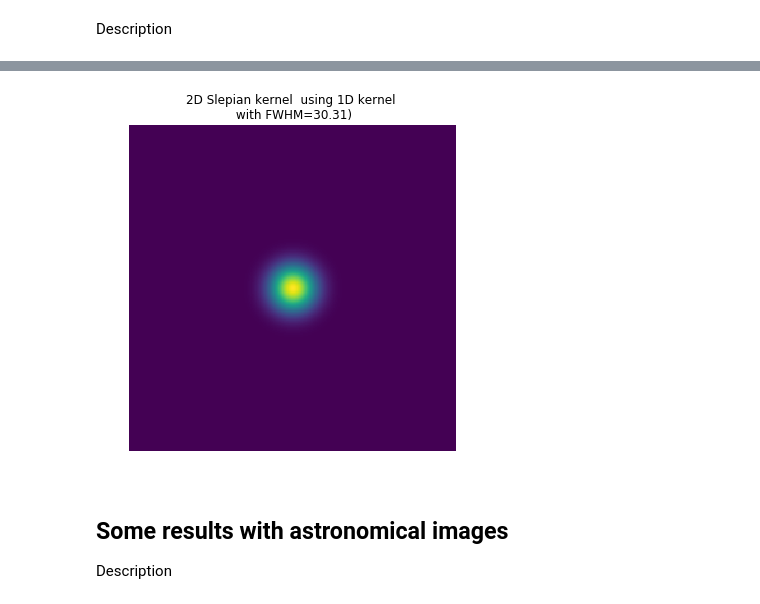
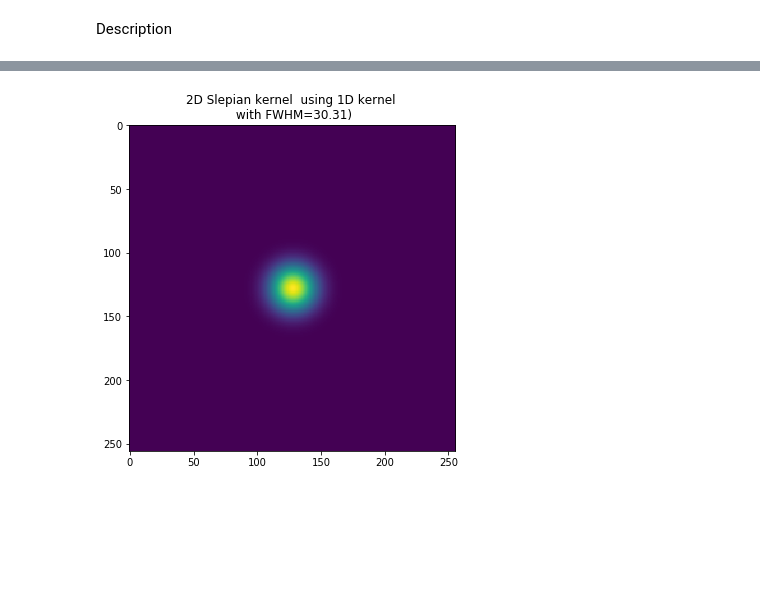
Before and after one commit to rgiostri/X.ECFA.UFES.Blur.function, a Jupyter notebook: Kernel_Review.ipynb, the cells around one changed output, grey strips where cells are left out. Saved outputs shown, nothing was run; the diff lists cells and outputs as text; code cells hidden in the pictures; blank space fills up the shorter version.

```diff
--- a/Kernel_Review.ipynb
+++ b/Kernel_Review.ipynb
@@ -433,18 +444,13 @@ for i in xy_grid:
   r.append((i[0]**2+i[1]**2)**(0.5))
 r=np.array(r)
 # %%
-psf_slep=piecew(r,x_sl-x_sl.mean()+x.mean()-0.5,kernel_slepian).reshape(l,l)
+psf_slep=piecew(r,x_sl-x_sl.mean()-0.5,kernel_slepian).reshape(l,l)
 psf_slep=psf_slep/psf_slep.max()
 
 fig = plt.subplots(figsize=(6, 6))
 plt.imshow(psf_slep)
-plt.axis('off')
+#plt.axis('off')
 plt.title('2D Slepian kernel  using 1D kernel \n with FWHM='+str(np.round(np.abs(r1_sl-r2_sl),2))+")")
 plt.show()
 # %% [output]
-[figure, old version]
+[figure, new version]
-# %% [markdown]
-Some results with astronomical images
----------------------------
-
-Description
```
Also changed, not shown: parts of 28 cells of this notebook.
